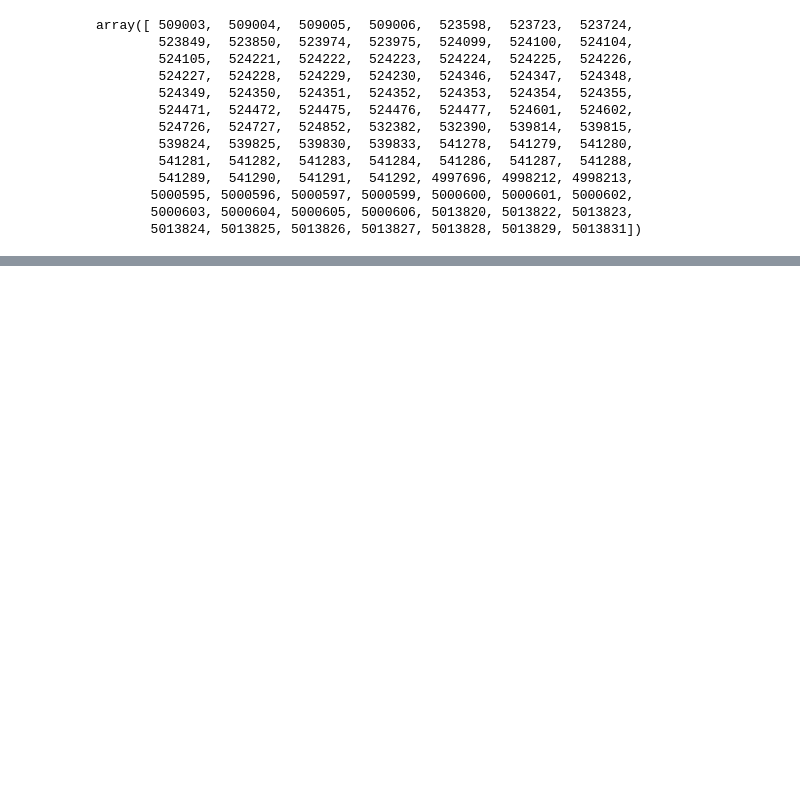
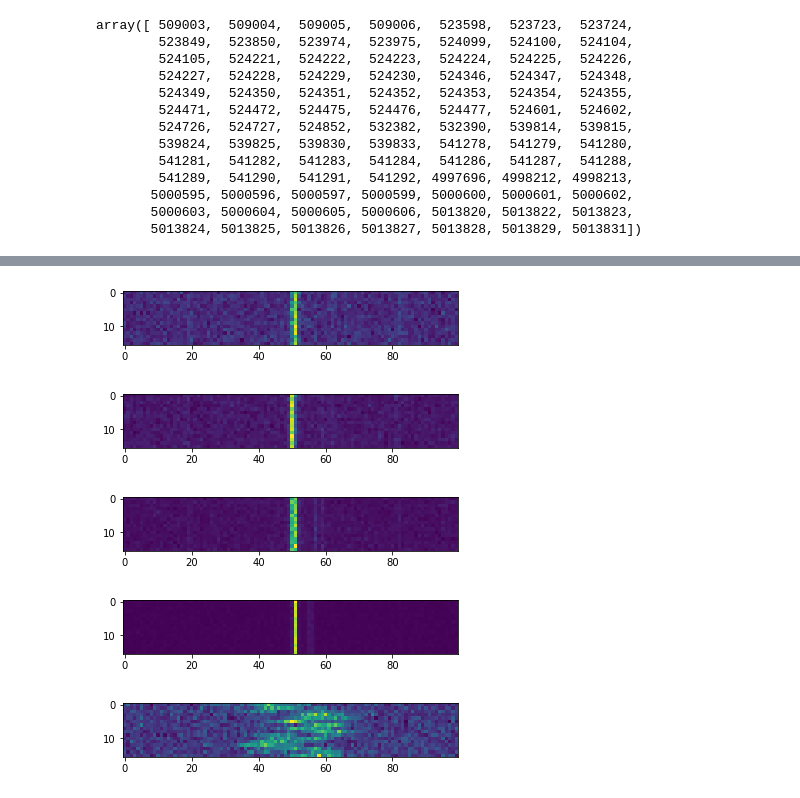
Before and after one commit to lacker/astro, a Jupyter notebook: analyze.ipynb, the cells around one changed output, grey strips where cells are left out. Saved outputs shown, nothing was run; the diff lists cells and outputs as text; code cells hidden in the pictures; blank space fills up the shorter version.

```diff
--- a/analyze.ipynb
+++ b/analyze.ipynb
@@ -90,0 +96,20 @@ show(509003)
+# %%
+show(523723)
+# %% [output]
+[figure, added]
+# %%
+show(523849)
+# %% [output]
+[figure, added]
+# %%
+show(523974)
+# %% [output]
+[figure, added]
+# %%
+show(524099)
+# %% [output]
+[figure, added]
+# %%
+show(532382)
+# %% [output]
+[figure, added]
```
Also changed, not shown: parts of 3 cells of this notebook.
